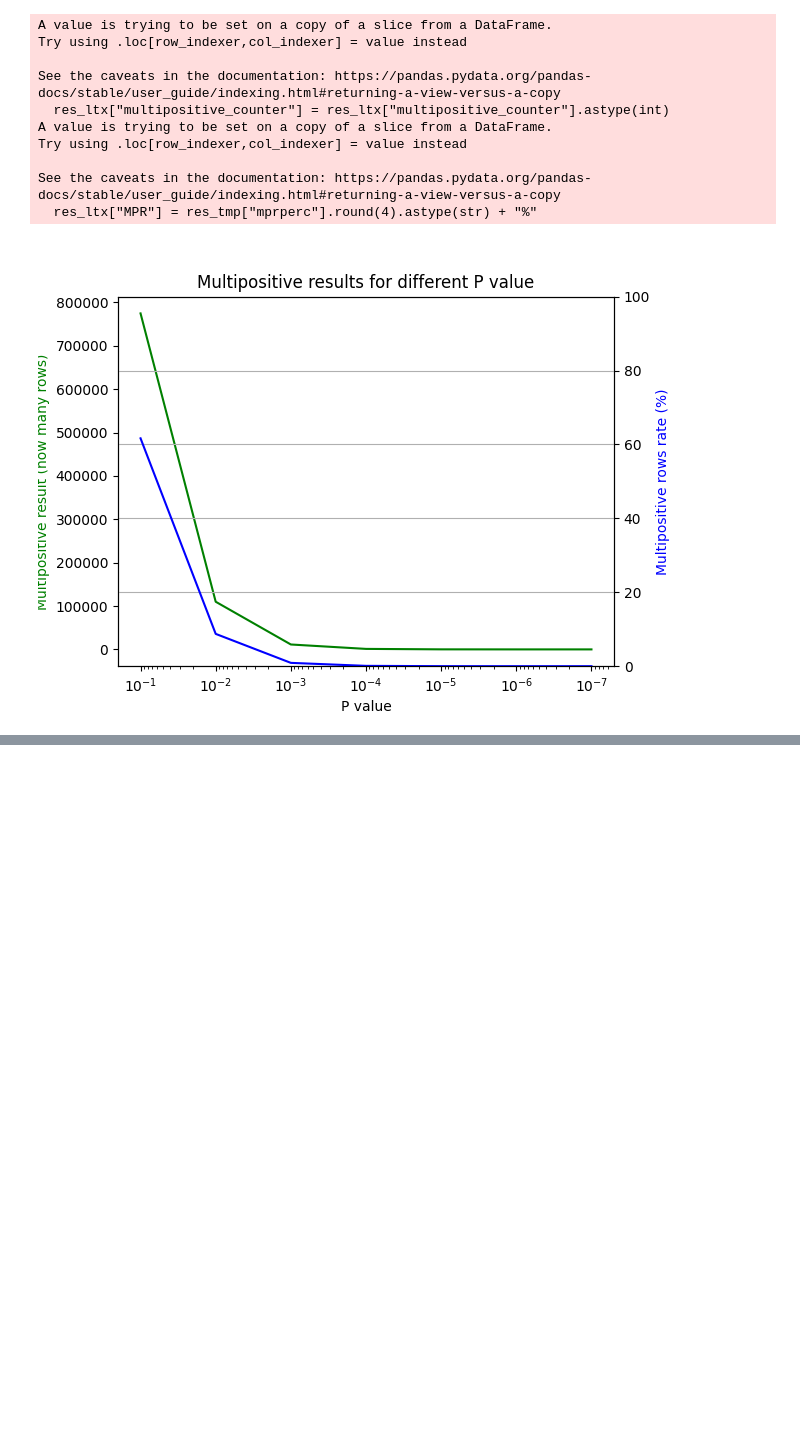
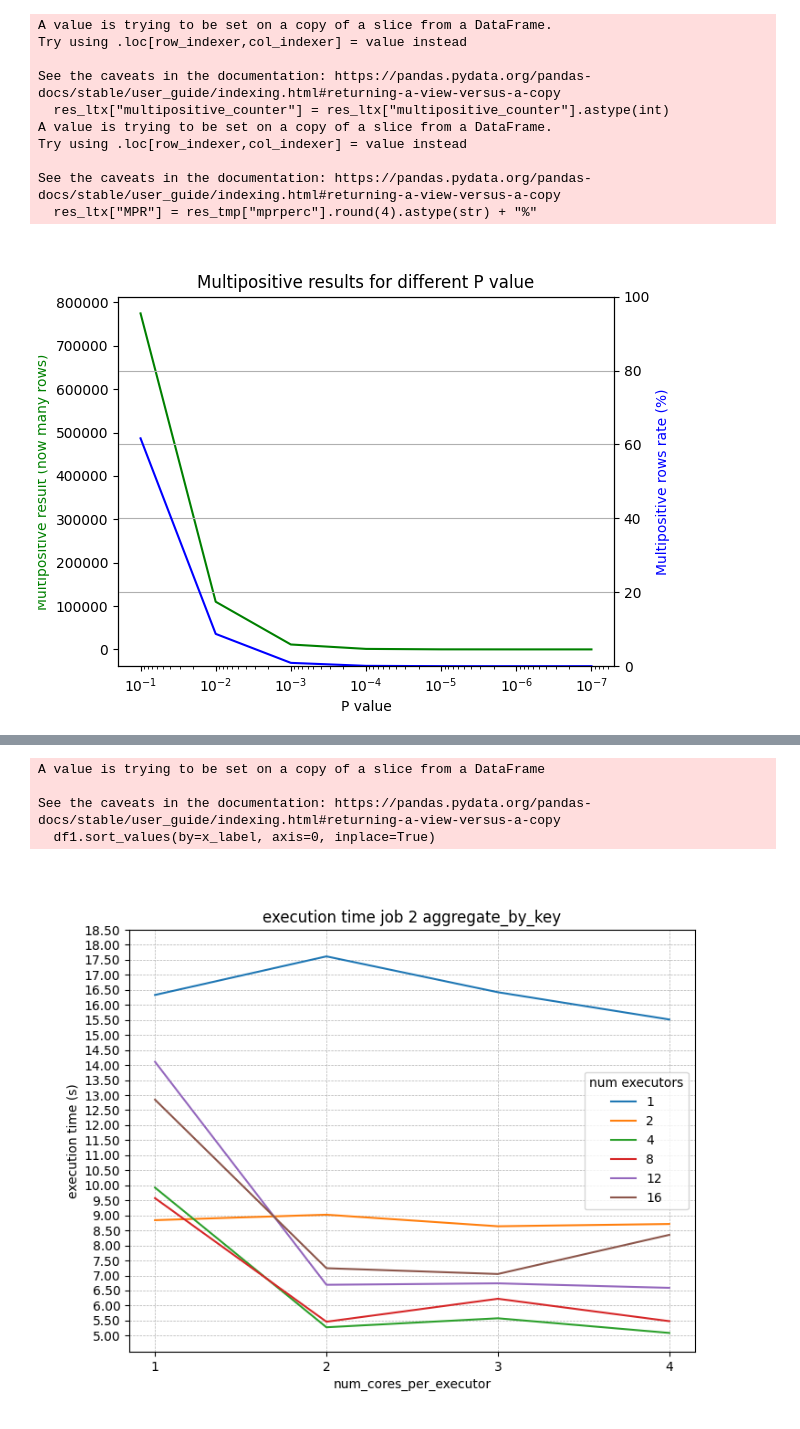
Before and after one commit to Ruggero1912/mapreduce-bloom-filters, a Jupyter notebook: ipynb-for-plots/plots.ipynb, the cells around one changed output, grey strips where cells are left out. Drawn from its saved outputs; the diff is of its cells as text; code cells hidden in the pictures; blank space fills up the shorter version.

Commit message:
added some tests about num cores and num executors

```diff
--- a/ipynb-for-plots/plots.ipynb
+++ b/ipynb-for-plots/plots.ipynb
@@ -285,0 +290,15 @@ plt.show()
+# %%
+import pandas as pd
+
+res_t = pd.read_csv("spark_results_CORES_EXECUTORS.csv", index_col=0)
+
+res_t["threads"] = res_t["num_executors"] * res_t["num_cores_per_executor"]
+res_t["total_time"] = res_t["job1_time"] + res_t["job2_time"] + res_t["job3_time"]
+
+#res_t.sort_values(by="threads", ascending=False, inplace=True)
+
+res_t.sort_values(by="total_time", ascending=True, inplace=True)
+
+res_t.drop(["P_value", "job2 kind", "multipositive_counter", "multipositive_rate"], axis=1, inplace=True)
+
+res_t
@@ -285,0 +323,46 @@ plt.show()
+# %%
+from matplotlib import pyplot as plt
+from matplotlib.ticker import FormatStrFormatter
+from numpy import arange
+
+y_label = "job2_time"  # "total_time"
+x_label = "num_cores_per_executor"
+grouping_label = "num_executors"
+df1 = res_t[[y_label, x_label, grouping_label]]
+
+#print(df1.columns)
+
+df1.sort_values(by=x_label, axis=0, inplace=True)
+#df1.set_index(x_label, inplace=True)
+
+
+fig, ax = plt.subplots(figsize=(8, 6))
+
+#tmp = df1.groupby(grouping_label).plot(x=x_label, y=y_label, ax=ax, label=grouping_label)
+
+for label, df_tmp in df1.groupby(grouping_label):
+    df_tmp.sort_values(x_label, axis=0, ascending=True, inplace=True)
+
+    df_tmp.plot(x=x_label, y=y_label, ax=ax, label=int(label))
+
+ax.legend(title="num executors")
+plt.ylabel("execution time (s)")
+ax.yaxis.set_major_formatter(FormatStrFormatter('%.2f'))
+
+#plt.xticks(ticks=plt.xticks()[0], labels=plt.xticks()[0].astype(int))
+plt.xticks(range(1, 5)) #to hide decimals from the x axis
+
+plt.yticks(arange(int(min(df1[y_label])), max(df1[y_label])+1, 0.5))
+
+
+plt.grid(linestyle='--', linewidth=0.5)
+
+ax.set_title("execution time job 2 aggregate_by_key")
+
+plt.show()
+# %% [output]
+A value is trying to be set on a copy of a slice from a DataFrame
+
+See the caveats in the documentation: https://pandas.pydata.org/pandas-docs/stable/user_guide/indexing.html#returning-a-view-versus-a-copy
+  df1.sort_values(by=x_label, axis=0, inplace=True)
+[figure, added]
```
Also changed, not shown: parts of 4 cells of this notebook, 2 other files.
